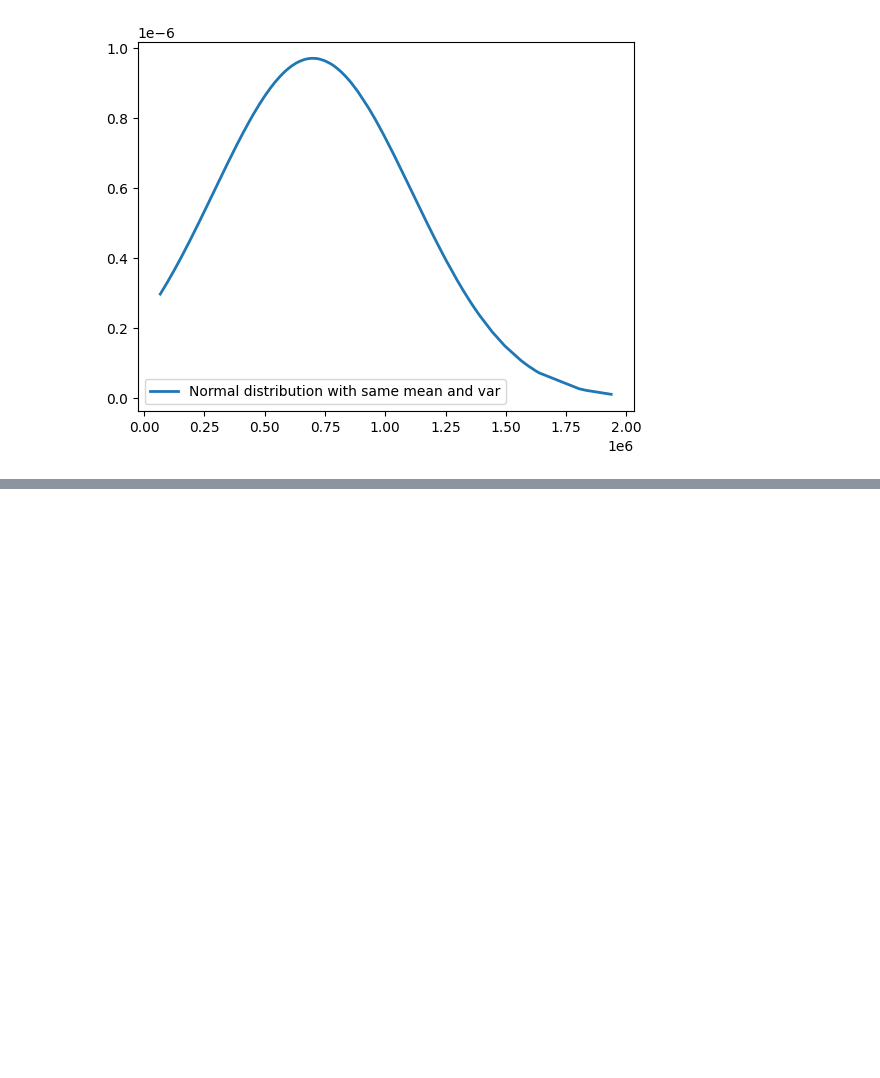
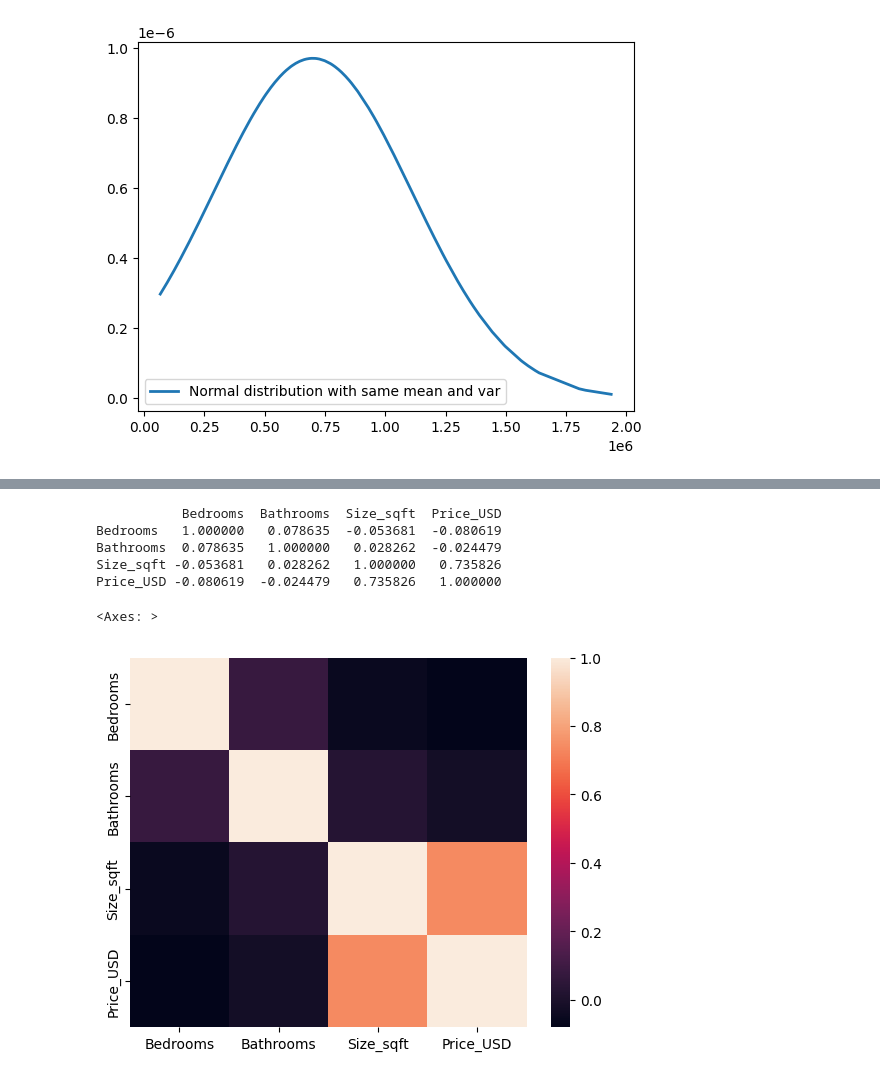
Before and after one commit to Anamikacoder/Anamikacoder, a Jupyter notebook: Dataanalytics.ipynb, the cells around one changed output, grey strips where cells are left out. Drawn from its saved outputs; the diff is of its cells as text; code cells hidden in the pictures; blank space fills up the shorter version.

```diff
--- a/Dataanalytics.ipynb
+++ b/Dataanalytics.ipynb
@@ -68,0 +125,14 @@ plt.show()
+# %%
+import seaborn as sns
+%matplotlib inline
+corelation=df[['Bedrooms','Bathrooms','Size_sqft','Price_USD']].corr()
+print (corelation)
+sns.heatmap(corelation)
+# %% [output]
+           Bedrooms  Bathrooms  Size_sqft  Price_USD
+Bedrooms   1.000000   0.078635  -0.053681  -0.080619
+Bathrooms  0.078635   1.000000   0.028262  -0.024479
+Size_sqft -0.053681   0.028262   1.000000   0.735826
+Price_USD -0.080619  -0.024479   0.735826   1.000000
+<Axes: >
+[figure, added]
```
Also changed, not shown: parts of 17 cells of this notebook.
